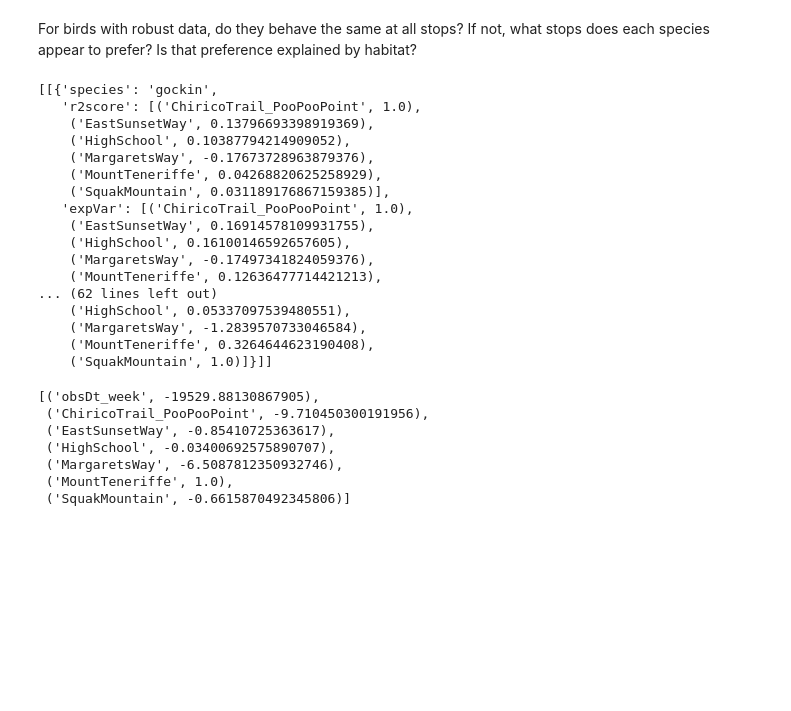
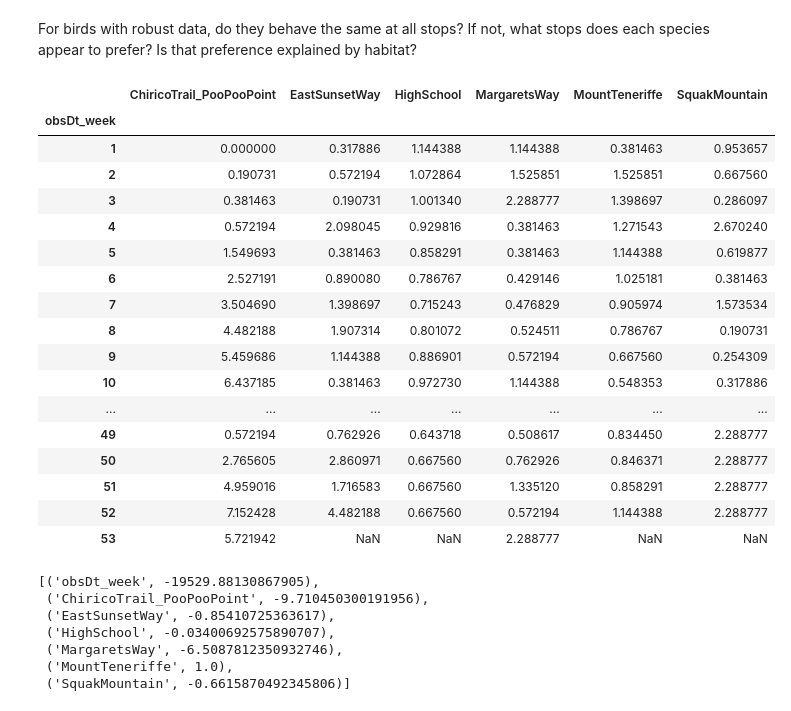
Before and after one commit to Tanag3r/trailheadDirect_birds, a Jupyter notebook: neuralSetup_analysis.ipynb, the cells around one changed output. Drawn from its saved outputs; the diff is of its cells as text; code cells hidden in the pictures; blank space fills up the shorter version.

```diff
--- a/neuralSetup_analysis.ipynb
+++ b/neuralSetup_analysis.ipynb
@@ -154,26 +151,27 @@ def stopCovariance(obsData: pd.DataFrame,speciesList: list):
 # %%
-amerob = wklyAbd_selectSpecies(cnx=connectDB(),speciesList=['gockin'])
+amerob = wklyAbd_selectSpecies(cnx=connectDB(),speciesList=['gockin','amerob','amegfi'])
 # %%
-tr = stopCovariance(obsData=amerob,speciesList=['gockin'])
+tr = stopCovariance(obsData=amerob,species='gockin',cnx=connectDB())
 tr
 # %% [output]
-[[{'species': 'gockin',
-   'r2score': [('ChiricoTrail_PooPooPoint', 1.0),
-    ('EastSunsetWay', 0.13796693398919369),
-    ('HighSchool', 0.10387794214909052),
-    ('MargaretsWay', -0.17673728963879376),
-    ('MountTeneriffe', 0.04268820625258929),
-    ('SquakMountain', 0.031189176867159385)],
-   'expVar': [('ChiricoTrail_PooPooPoint', 1.0),
-    ('EastSunsetWay', 0.16914578109931755),
-    ('HighSchool', 0.16100146592657605),
-    ('MargaretsWay', -0.17497341824059376),
-    ('MountTeneriffe', 0.12636477714421213),
-... (62 lines left out)
-    ('HighSchool', 0.05337097539480551),
-    ('MargaretsWay', -1.2839570733046584),
-    ('MountTeneriffe', 0.3264644623190408),
-    ('SquakMountain', 1.0)]}]]
+|  | ChiricoTrail_PooPooPoint | EastSunsetWay | HighSchool | MargaretsWay | MountTeneriffe | SquakMountain |
+| obsDt_week |  |  |  |  |  |  |
+| 1 | 0.000000 | 0.317886 | 1.144388 | 1.144388 | 0.381463 | 0.953657 |
+| 2 | 0.190731 | 0.572194 | 1.072864 | 1.525851 | 1.525851 | 0.667560 |
+| 3 | 0.381463 | 0.190731 | 1.001340 | 2.288777 | 1.398697 | 0.286097 |
+| 4 | 0.572194 | 2.098045 | 0.929816 | 0.381463 | 1.271543 | 2.670240 |
+| 5 | 1.549693 | 0.381463 | 0.858291 | 0.381463 | 1.144388 | 0.619877 |
+| 6 | 2.527191 | 0.890080 | 0.786767 | 0.429146 | 1.025181 | 0.381463 |
+| 7 | 3.504690 | 1.398697 | 0.715243 | 0.476829 | 0.905974 | 1.573534 |
+| 8 | 4.482188 | 1.907314 | 0.801072 | 0.524511 | 0.786767 | 0.190731 |
+| 9 | 5.459686 | 1.144388 | 0.886901 | 0.572194 | 0.667560 | 0.254309 |
+| 10 | 6.437185 | 0.381463 | 0.972730 | 1.144388 | 0.548353 | 0.317886 |
+| ... | ... | ... | ... | ... | ... | ... |
+| 49 | 0.572194 | 0.762926 | 0.643718 | 0.508617 | 0.834450 | 2.288777 |
+| 50 | 2.765605 | 2.860971 | 0.667560 | 0.762926 | 0.846371 | 2.288777 |
+| 51 | 4.959016 | 1.716583 | 0.667560 | 1.335120 | 0.858291 | 2.288777 |
+| 52 | 7.152428 | 4.482188 | 0.667560 | 0.572194 | 1.144388 | 2.288777 |
+| 53 | 5.721942 | NaN | NaN | 2.288777 | NaN | NaN |
 # %%
 fit = [(stop,r2_score(tr.MountTeneriffe,tr[stop])) for stop in list(tr)]
 var = [(stop,explained_variance_score(tr.MountTeneriffe,tr[stop])) for stop in list(tr)]
```
Also changed, not shown: parts of 1 cell of this notebook.
